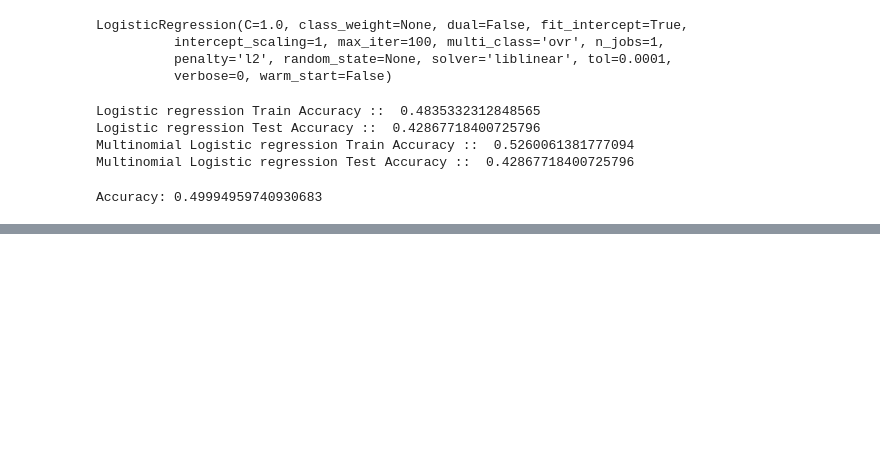
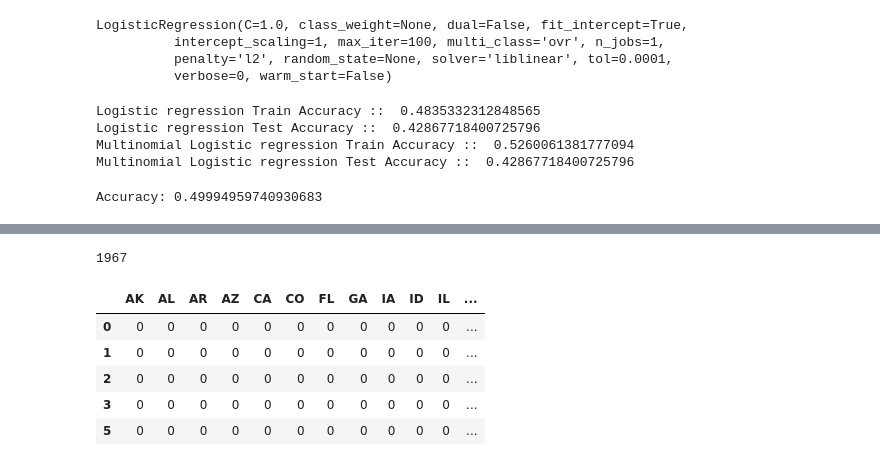
Before and after one commit to sarahtang/fire, a Jupyter notebook: New fire.ipynb, the cells around one changed output, grey strips where cells are left out. Saved outputs shown, nothing was run; the diff lists cells and outputs as text; code cells hidden in the pictures; blank space fills up the shorter version.

```diff
--- a/New fire.ipynb
+++ b/New fire.ipynb
@@ -337,0 +397,18 @@ Accuracy: 0.49994959740930683
+# %%
+len(test_darksky)
+# %% [output]
+1967
+# %%
+train_darksky = train_darksky.drop(columns = ['stat_cause_descr', 'fpa_id'])
+test_darksky = test_darksky.drop(columns = ['stat_cause_descr', 'fpa_id'])
+# %%
+states_darksky = pd.get_dummies(train_darksky['state'])
+states_darksky['fod_id'] = train_darksky['fod_id']
+states_darksky.head()
+# %% [output]
+|  | AK | AL | AR | AZ | CA | CO | FL | GA | IA | ID | IL | ... |
+| 0 | 0 | 0 | 0 | 0 | 0 | 0 | 0 | 0 | 0 | 0 | 0 | ... |
+| 1 | 0 | 0 | 0 | 0 | 0 | 0 | 0 | 0 | 0 | 0 | 0 | ... |
+| 2 | 0 | 0 | 0 | 0 | 0 | 0 | 0 | 0 | 0 | 0 | 0 | ... |
+| 3 | 0 | 0 | 0 | 0 | 0 | 0 | 0 | 0 | 0 | 0 | 0 | ... |
+| 5 | 0 | 0 | 0 | 0 | 0 | 0 | 0 | 0 | 0 | 0 | 0 | ... |
```
Also changed, not shown: parts of 28 cells of this notebook, 1 other file.
